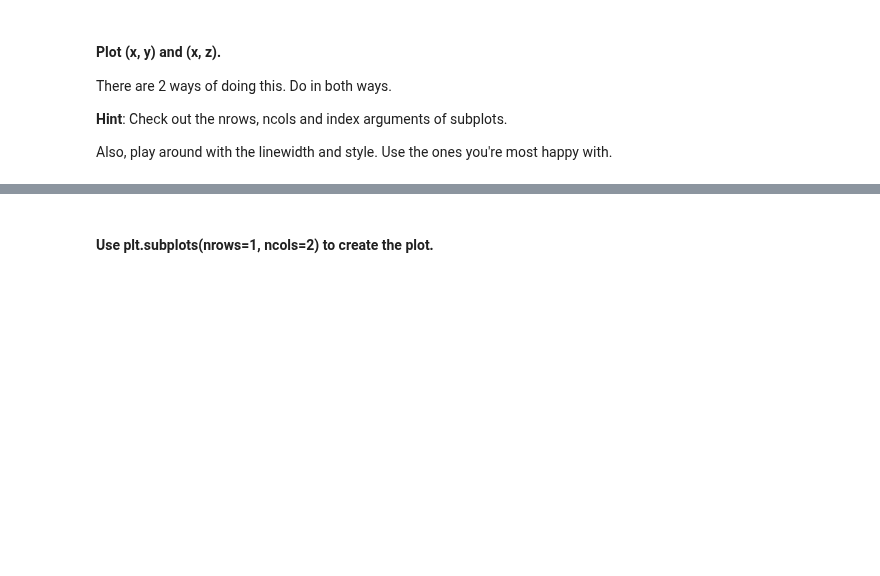
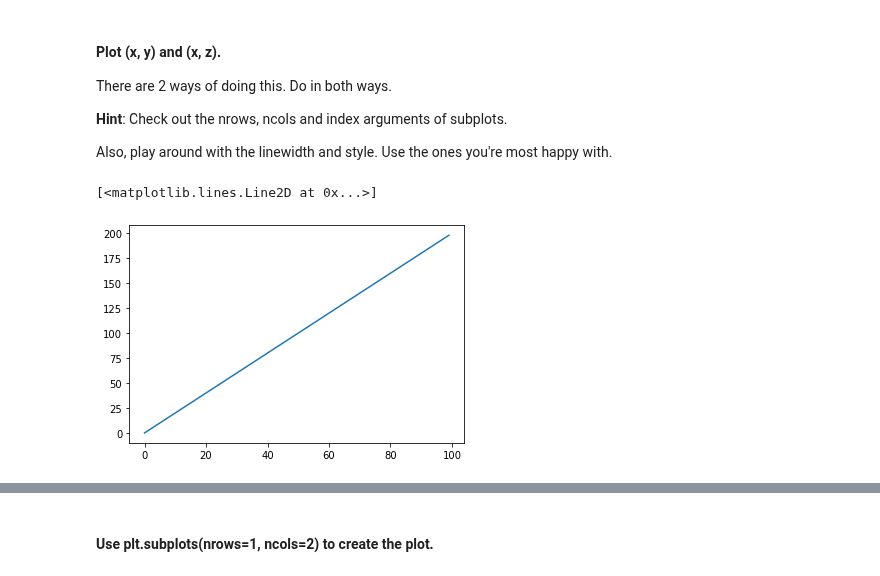
Before and after one commit to ta-data-lis/lab-matplotlib-seaborn, a Jupyter notebook: your-code/main.ipynb, the cells around one changed output, grey strips where cells are left out. Cells and saved outputs as stored; diff of their text form; code cells hidden in the pictures; blank space fills up the shorter version.

```diff
--- a/your-code/main.ipynb
+++ b/your-code/main.ipynb
@@ -24,0 +29,5 @@ Also, play around with the linewidth and style. Use the ones you're most happy w
+# %%
+plt.plot(x, y, label='linear')
+# %% [output]
+[<matplotlib.lines.Line2D at 0x...>]
+[figure, added]
```
Also changed, not shown: parts of 59 cells of this notebook.
